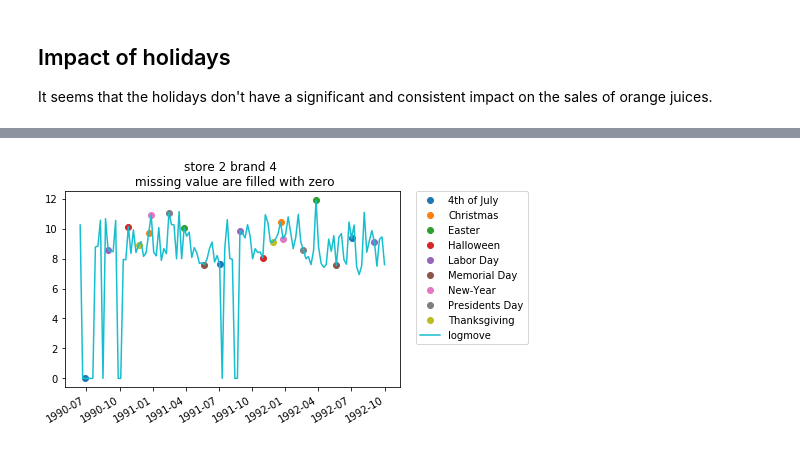
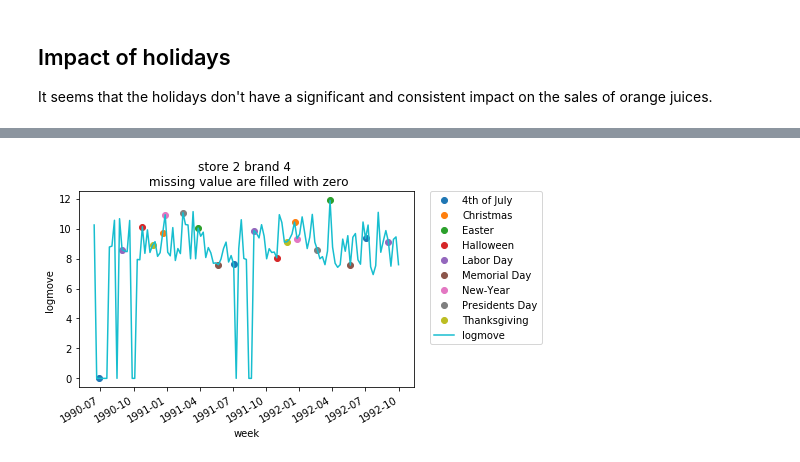
Before and after one commit to sdonohoo/forecasting, a Jupyter notebook: retail_sales/OrangeJuice_Pt_3Weeks_Weekly/data_explore/explore_oj_data_python.ipynb, the cells around one changed output, grey strips where cells are left out. Cells and saved outputs as stored; diff of their text form; code cells hidden in the pictures.

```diff
--- a/retail_sales/OrangeJuice_Pt_3Weeks_Weekly/data_explore/explore_oj_data_python.ipynb
+++ b/retail_sales/OrangeJuice_Pt_3Weeks_Weekly/data_explore/explore_oj_data_python.ipynb
@@ -254,5 +258,7 @@ for j in range(len(brand_list)):
     plt.scatter(list(l_range), cor)
     plt.plot(list(l_range), cor)
     plt.title('time series for autocorrelation for store {} brand {}'.format(sample_store, brand))
+    plt.xlabel('lag')
+    plt.ylabel('autocorrelation')
     plt.show()
 # %% [output]
@@ -369,5 +384,7 @@ for i in range(min(max_store_limit, len(store_list))):
         plt.legend(bbox_to_anchor=(1.05, 1), loc=2, borderaxespad=0.)
         plt.gcf().autofmt_xdate()
         plt.title('store {} brand {} \n missing value are filled with zero'.format(store, brand))
+        plt.xlabel('week')
+        plt.ylabel('logmove')
         plt.show()
 # %% [output]
@@ -377 +394 @@ for i in range(min(max_store_limit, len(store_list))):
-[figure, old version]
+[figure, new version]
```
Also changed, not shown: parts of 9 cells of this notebook.
